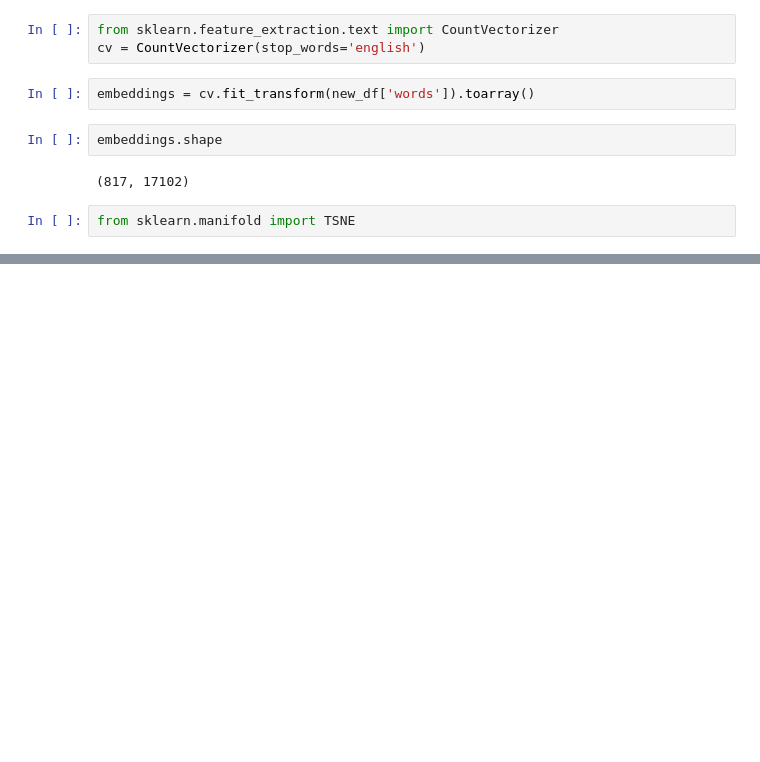
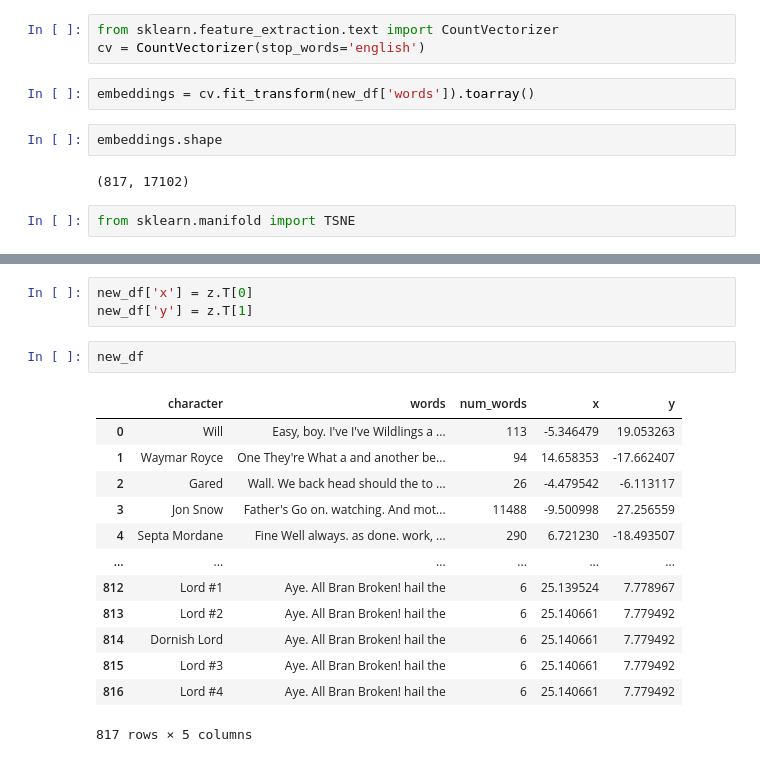
Before and after one commit to GitTanish/DataAnalysis, a Jupyter notebook: Got_gAME.ipynb, the cells around one changed output, grey strips where cells are left out. Drawn from its saved outputs; the diff is of its cells as text; blank space fills up the shorter version.

```diff
--- a/Got_gAME.ipynb
+++ b/Got_gAME.ipynb
@@ -193,0 +194,19 @@ z.shape
+# %%
+new_df['x'] = z.T[0]
+new_df['y'] = z.T[1]
+# %%
+new_df
+# %% [output]
+|  | character | words | num_words | x | y |
+| 0 | Will | Easy, boy. I've I've Wildlings a ... | 113 | -5.346479 | 19.053263 |
+| 1 | Waymar Royce | One They're What a and another be... | 94 | 14.658353 | -17.662407 |
+| 2 | Gared | Wall. We back head should the to ... | 26 | -4.479542 | -6.113117 |
+| 3 | Jon Snow | Father's Go on. watching. And mot... | 11488 | -9.500998 | 27.256559 |
+| 4 | Septa Mordane | Fine Well always. as done. work, ... | 290 | 6.721230 | -18.493507 |
+| ... | ... | ... | ... | ... | ... |
+| 812 | Lord #1 | Aye. All Bran Broken! hail the | 6 | 25.139524 | 7.778967 |
+| 813 | Lord #2 | Aye. All Bran Broken! hail the | 6 | 25.140661 | 7.779492 |
+| 814 | Dornish Lord | Aye. All Bran Broken! hail the | 6 | 25.140661 | 7.779492 |
+| 815 | Lord #3 | Aye. All Bran Broken! hail the | 6 | 25.140661 | 7.779492 |
+| 816 | Lord #4 | Aye. All Bran Broken! hail the | 6 | 25.140661 | 7.779492 |
+817 rows × 5 columns
```
Also changed, not shown: parts of 5 cells of this notebook.
